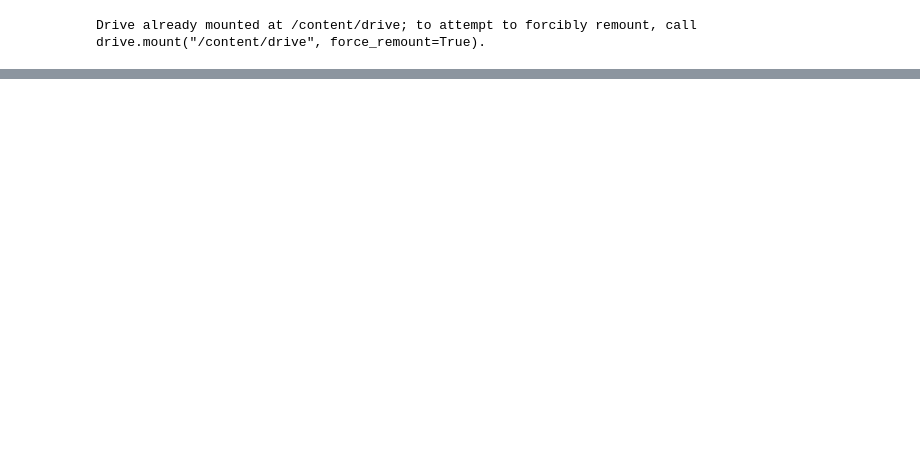
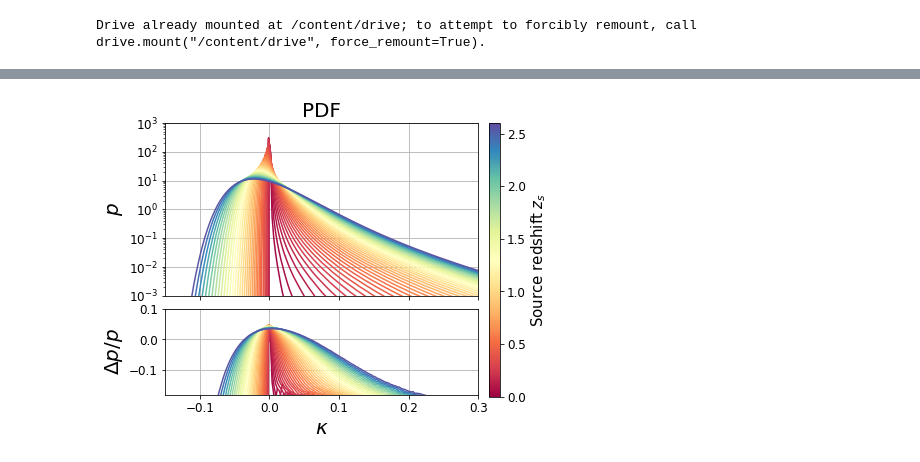
Before and after one commit to liuxx479/kappaTNG, a Jupyter notebook: kappaTNG_plots.ipynb, the cells around one changed output, grey strips where cells are left out. Drawn from its saved outputs; the diff is of its cells as text; code cells hidden in the pictures; blank space fills up the shorter version.

```diff
--- a/kappaTNG_plots.ipynb
+++ b/kappaTNG_plots.ipynb
@@ -138,0 +283,53 @@ plt.savefig(root+"figures/ratio_all.pdf", bbox_inches='tight')
+# %%
+######### pdf
+# import numpy as np
+# import matplotlib.pyplot as plt
+# import matplotlib as mpl
+# from IPython.display import Math, HTML
+
+fig = plt.figure(figsize=(6,5))
+gs = GridSpec(nrows=2, ncols=1, height_ratios=[2, 1], hspace=0.1)
+ax0 = fig.add_subplot(gs[0])
+ax1 = fig.add_subplot(gs[1])
+cmap = mpl.cm.get_cmap('Spectral')
+norm = mpl.colors.Normalize(vmin=0.0, vmax=2.6)
+
+kappa = d[0,:,0]
+
+for i in range(40):
+  iy, iystd, iydiff = d[i, :, 5], d[i, :, 6], d_diff[i, :, 5]
+  # kappastd = sqrt( sum(column1^2*column2*0.1*)/sum(column2*0.1) )
+  idx=np.where(iy>1e-2)
+  ax0.plot(kappa, iy, c=cmap(norm(zs[i])))
+  ax1.plot(kappa[idx], iydiff[idx]/iy[idx], c=cmap(norm(zs[i])))
+
+
+# ax0.set_xscale('log')
+ax0.set_yscale('log')
+ax0.set_xlim(-0.15, 0.3)
+ax0.set_ylim(1e-3, 1e3)
+ax0.set_xticklabels([])
+ax0.grid()
+# ax0.set_xlabel(r'$\kappa$', fontsize=20)
+ax0.set_ylabel(r'$p$', fontsize=20)
+
+
+ax1.set_xlim(-0.15, 0.3)
+ax1.set_ylim(-0.18, 0.1)
+ax1.grid()
+ax1.set_xlabel(r'$\kappa$', fontsize=20)
+ax1.set_ylabel(r'$\Delta p/p$', fontsize=20)
+
+fig.subplots_adjust(right=0.85)
+cbar_ax = fig.add_axes([0.875, 0.12, 0.025, 0.76])
+
+cbar = plt.colorbar(mpl.cm.ScalarMappable(norm=norm, cmap=cmap), cax=cbar_ax)
+cbar.set_label(r"Source redshift $z_s$", fontsize=15)
+
+# plt.tight_layout()
+
+ax0.set_title(r'PDF', fontsize=20)
+plt.savefig(root+"figures/PDF_all.pdf", bbox_inches='tight')
+plt.show()
+# %% [output]
+[figure, added]
```
Also changed, not shown: parts of 11 cells of this notebook.
